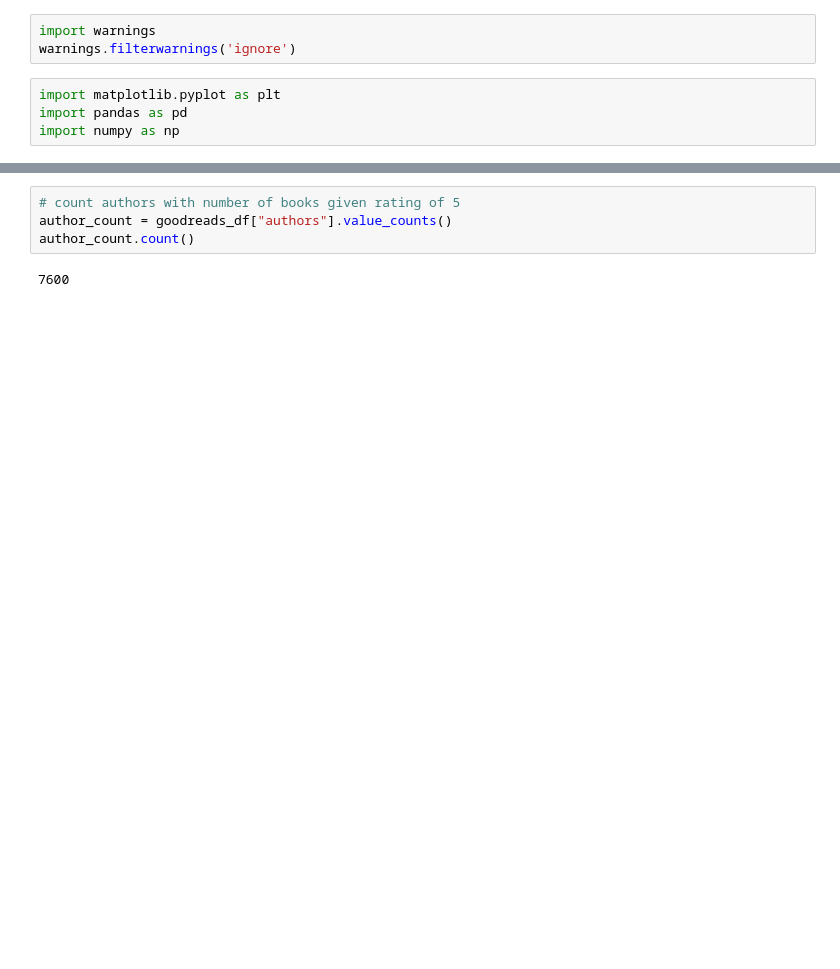
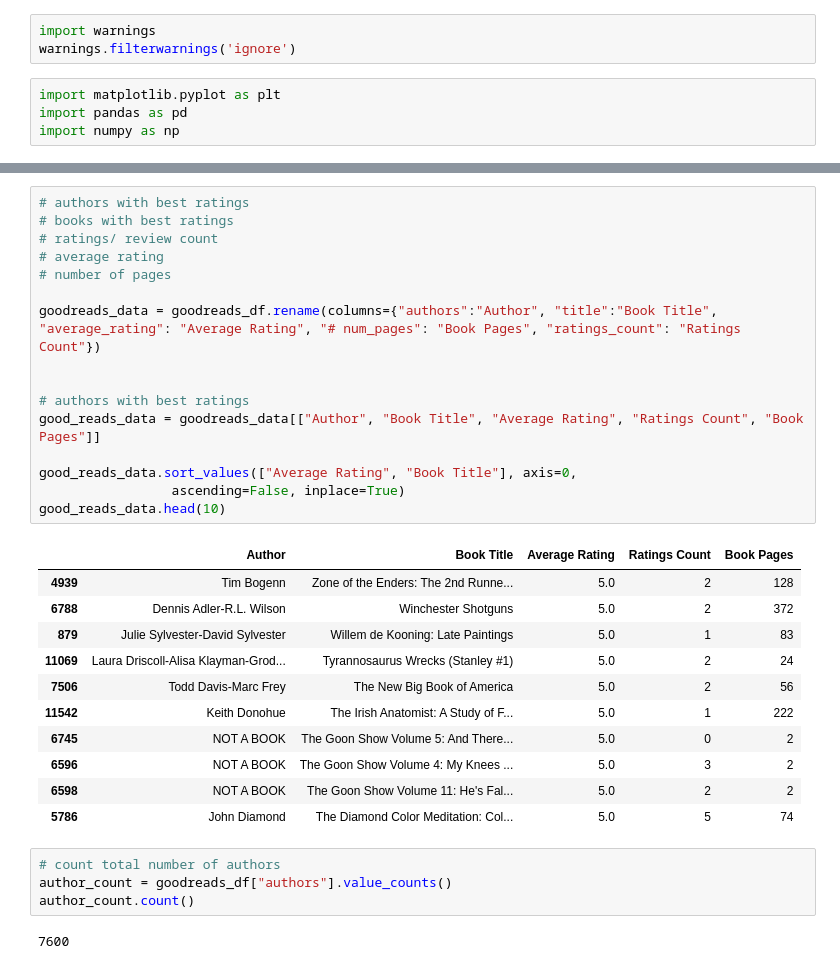
Before and after one commit to manmita7/BookBeasts, a Jupyter notebook: BookBeasts.ipynb, the cells around one changed output, grey strips where cells are left out. Cells and saved outputs as stored; diff of their text form; blank space fills up the shorter version.

```diff
--- a/BookBeasts.ipynb
+++ b/BookBeasts.ipynb
@@ -126,5 +70,33 @@ goodreads_df
+# %%
+# authors with best ratings
+# books with best ratings
+# ratings/ review count
+# average rating
+# number of pages
+
+goodreads_data = goodreads_df.rename(columns={"authors":"Author", "title":"Book Title", "average_rating": "Average Rating", "# num_pages": "Book Pages", "ratings_count": "Ratings Count"})
+
+
+# authors with best ratings
+good_reads_data = goodreads_data[["Author", "Book Title", "Average Rating", "Ratings Count", "Book Pages"]]
+
+good_reads_data.sort_values(["Average Rating", "Book Title"], axis=0,
+                 ascending=False, inplace=True)
+good_reads_data.head(10)
+# %% [output]
+|  | Author | Book Title | Average Rating | Ratings Count | Book Pages |
+| 4939 | Tim Bogenn | Zone of the Enders: The 2nd Runne... | 5.0 | 2 | 128 |
+| 6788 | Dennis Adler-R.L. Wilson | Winchester Shotguns | 5.0 | 2 | 372 |
+| 879 | Julie Sylvester-David Sylvester | Willem de Kooning: Late Paintings | 5.0 | 1 | 83 |
+| 11069 | Laura Driscoll-Alisa Klayman-Grod... | Tyrannosaurus Wrecks (Stanley #1) | 5.0 | 2 | 24 |
+| 7506 | Todd Davis-Marc Frey | The New Big Book of America | 5.0 | 2 | 56 |
+| 11542 | Keith Donohue | The Irish Anatomist: A Study of F... | 5.0 | 1 | 222 |
+| 6745 | NOT A BOOK | The Goon Show Volume 5: And There... | 5.0 | 0 | 2 |
+| 6596 | NOT A BOOK | The Goon Show Volume 4: My Knees ... | 5.0 | 3 | 2 |
+| 6598 | NOT A BOOK | The Goon Show Volume 11: He's Fal... | 5.0 | 2 | 2 |
+| 5786 | John Diamond | The Diamond Color Meditation: Col... | 5.0 | 5 | 74 |
 # %%
-# count authors with number of books given rating of 5
+# count total number of authors
 author_count = goodreads_df["authors"].value_counts()
 author_count.count()
 # %% [output]
```
Also changed, not shown: parts of 10 cells of this notebook.
